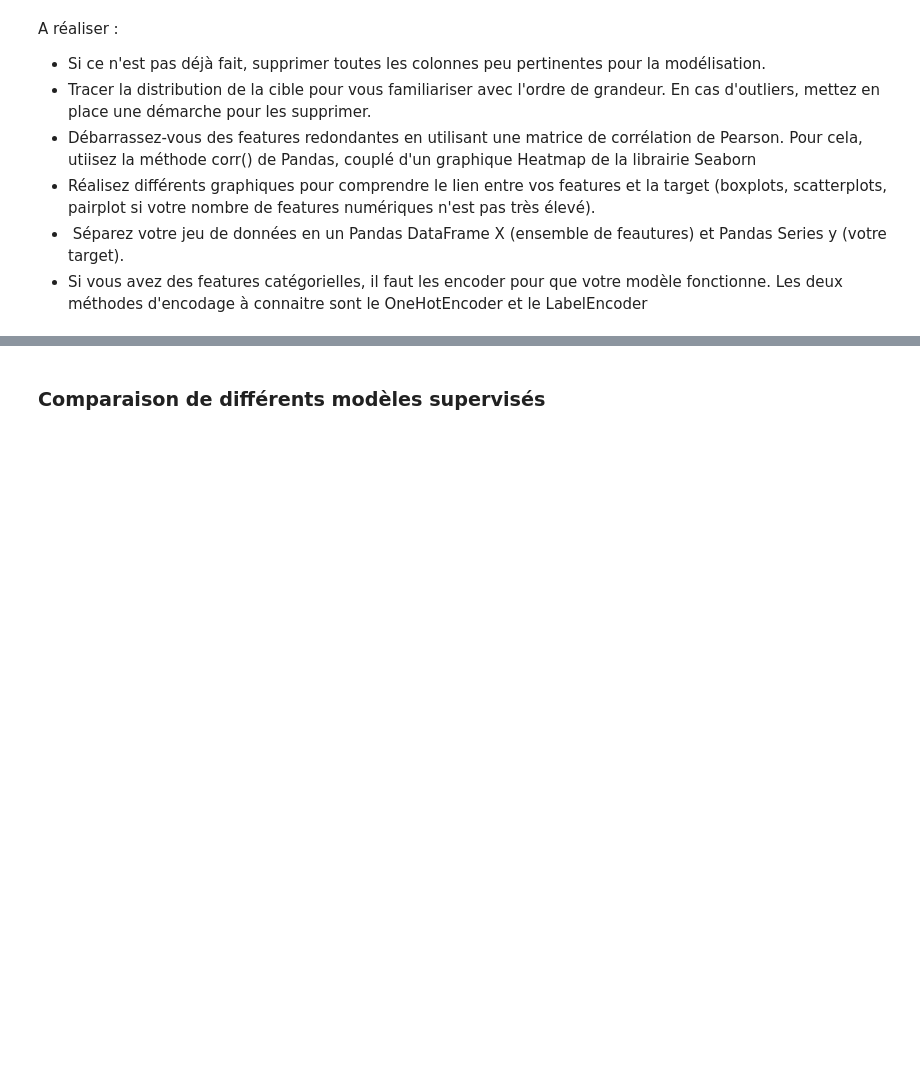
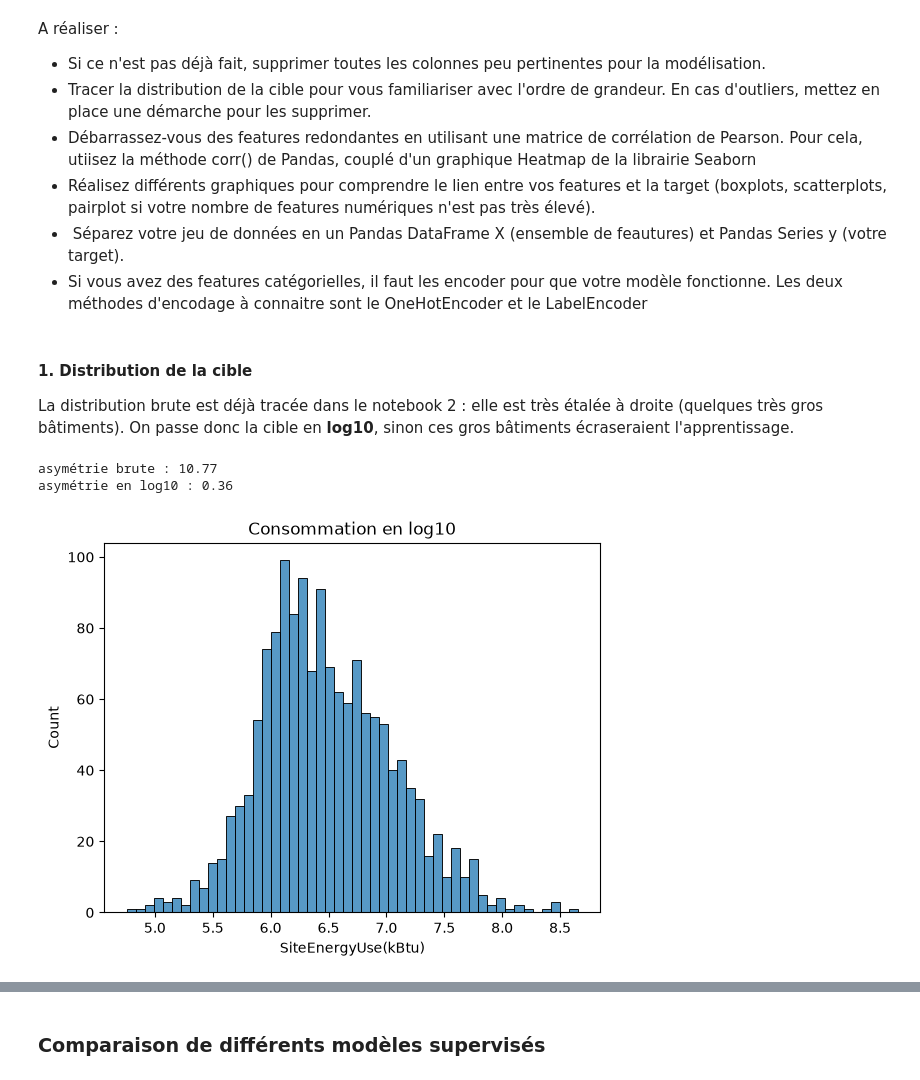
Before and after one commit to pierre-angelo-commits/p3-consommation-batiments-seattle, a Jupyter notebook: 03_modelisation.ipynb, the cells around one changed output, grey strips where cells are left out. Saved outputs shown, nothing was run; the diff lists cells and outputs as text; code cells hidden in the pictures; blank space fills up the shorter version.

Commit message:
Notebook 3 : cible en log10, matrice de corrélation, retrait des surfaces redondantes
Co-Authored-By: Claude Opus 5.5 <noreply@anthropic.com>

```diff
--- a/03_modelisation.ipynb
+++ b/03_modelisation.ipynb
@@ -149,0 +148,18 @@ A réaliser :
+# %% [markdown]
+#### 1. Distribution de la cible
+
+La distribution brute est déjà tracée dans le notebook 2 : elle est très étalée à droite (quelques très gros bâtiments). On passe donc la cible en **log10**, sinon ces gros bâtiments écraseraient l'apprentissage.
+# %%
+# cible en log10 (6 = 1 million de kBtu)
+y = np.log10(df[cible])
+
+print("asymétrie brute :", round(df[cible].skew(), 2))
+print("asymétrie en log10 :", round(y.skew(), 2))
+
+sns.histplot(y, bins=50)
+plt.title("Consommation en log10")
+plt.show()
+# %% [output]
+asymétrie brute : 10.77
+asymétrie en log10 : 0.36
+[figure, added]
```
Also changed, not shown: parts of 7 cells of this notebook.
